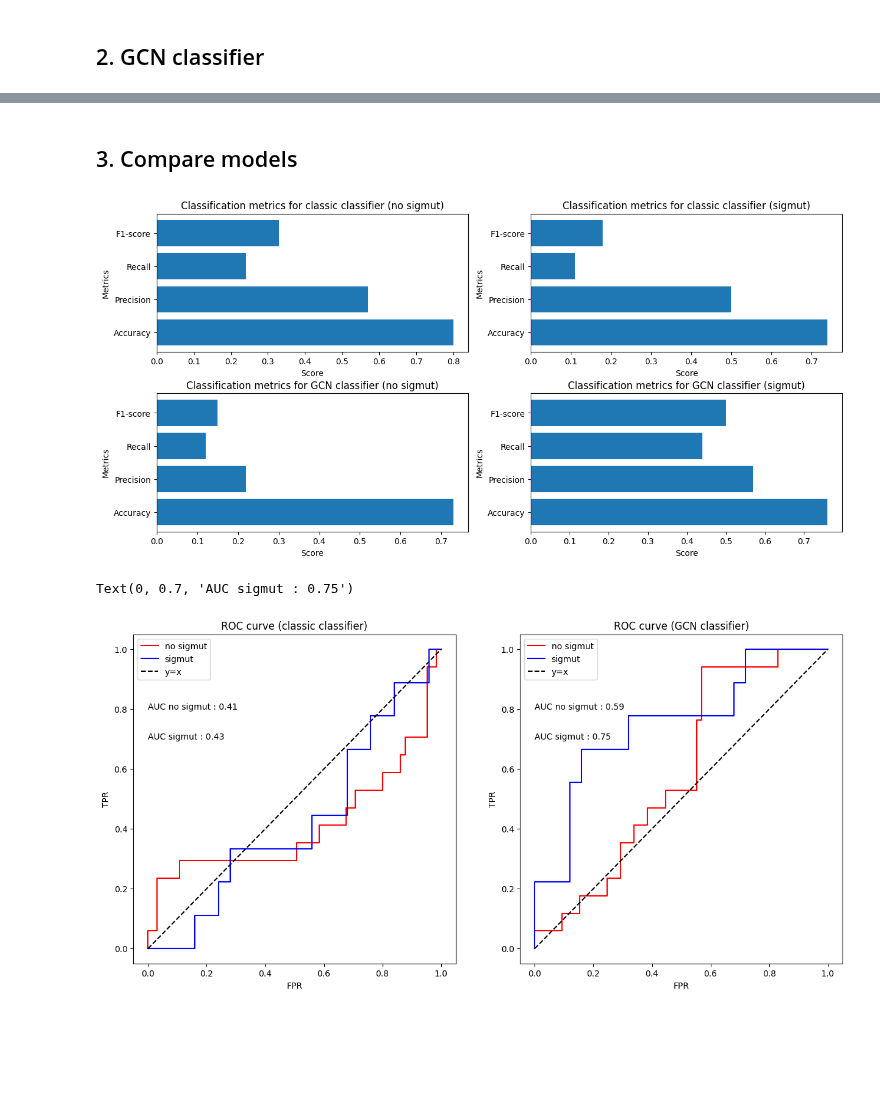
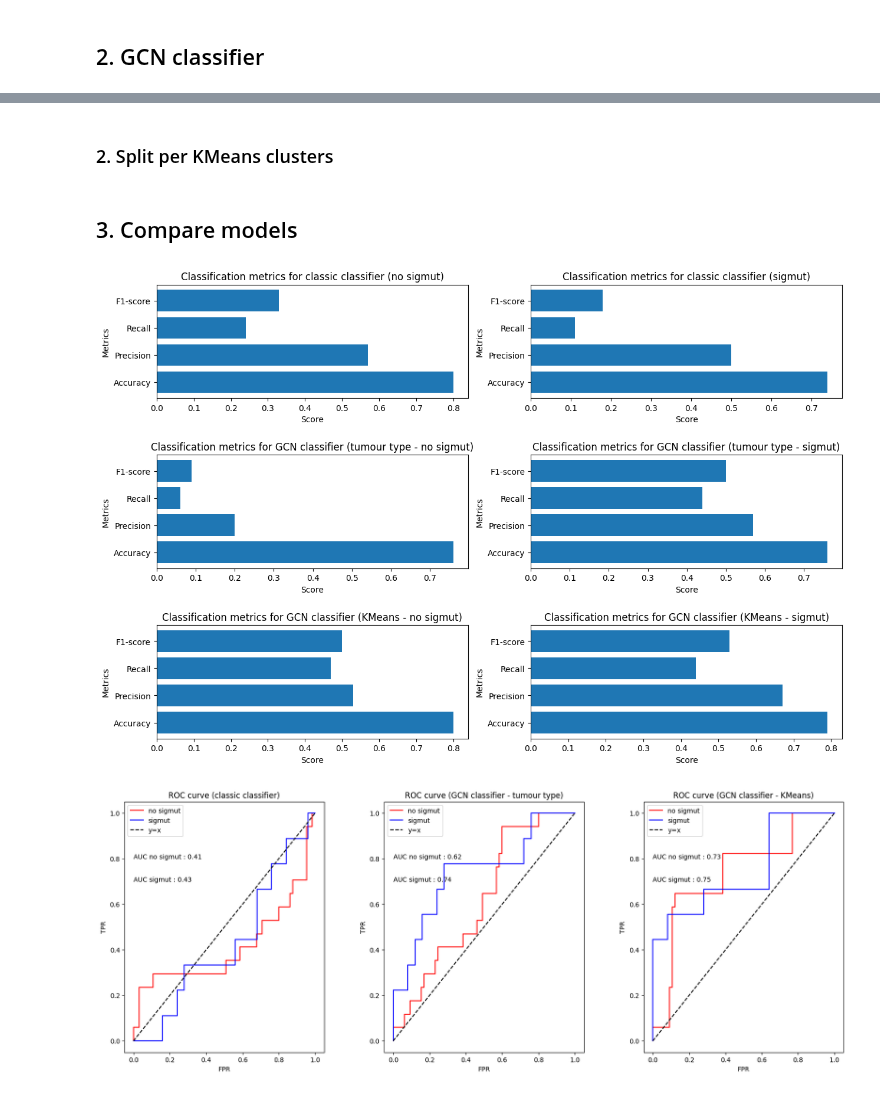
Before and after one commit to Arthur8754/mutational-signatures, a Jupyter notebook: predict-response.ipynb, the cells around one changed output, grey strips where cells are left out. Drawn from its saved outputs; the diff is of its cells as text; code cells hidden in the pictures; blank space fills up the shorter version.

Commit message:
Add KMeans predict response

```diff
--- a/predict-response.ipynb
+++ b/predict-response.ipynb
@@ -100,3 +102,23 @@ test_scores_gcn_sigmut, test_classes_gcn_sigmut = gcn_manager_sigmut.leave_one_o
+# %% [markdown]
+### 2. Split per KMeans clusters
+# %%
+# Instanciate GCN classifier
+gcn_clf_no_sigmut_kmeans = GCNClassifier(len(features_name_no_sigmut))
+gcn_clf_sigmut_kmeans = GCNClassifier(len(features_name_sigmut))
+
+# Instanciate the GCN train-test manager
+gcn_manager_no_sigmut_kmeans = GCNClassifierTrainTestManager(gcn_clf_no_sigmut_kmeans)
+gcn_manager_sigmut_kmeans = GCNClassifierTrainTestManager(gcn_clf_sigmut_kmeans)
+# %%
+# Group labels for connecting patients (kmeans clusters)
+group_no_sigmut_kmeans = KMeans(n_clusters=10).fit(X_no_sigmut).labels_
+group_sigmut_kmeans = KMeans(n_clusters=10).fit(X_sigmut).labels_
+
+## No sigmut
+test_scores_gcn_no_sigmut_kmeans, test_classes_gcn_no_sigmut_kmeans = gcn_manager_no_sigmut_kmeans.leave_one_out_cross_validation(X_no_sigmut, y_no_sigmut, group_no_sigmut_kmeans, 50)
+
+## Sigmut
+test_scores_gcn_sigmut_kmeans, test_classes_gcn_sigmut_kmeans = gcn_manager_sigmut_kmeans.leave_one_out_cross_validation(X_sigmut, y_sigmut, group_sigmut_kmeans, 50)
 # %% [markdown]
 ## 3. Compare models
 # %%
@@ -122,31 +154,41 @@ auc_gcn_sigmut = ClassificationMetrics.compute_auc(y_sigmut, test_scores_gcn_sig
 # %%
-fig, ax = plt.subplots(2,2,figsize=(15,7))
+fig, ax = plt.subplots(3,2,figsize=(15,10))
 
 ax[0,0].barh(["Accuracy","Precision","Recall","F1-score"],[acc_classic_no_sigmut, pre_classic_no_sigmut, rec_classic_no_sigmut, f1_classic_no_sigmut])
 ax[0,0].set_xlabel("Score")
 ax[0,0].set_ylabel("Metrics")
 ax[0,0].set_title("Classification metrics for classic classifier (no sigmut)")
 
 ax[0,1].barh(["Accuracy","Precision","Recall","F1-score"],[acc_classic_sigmut, pre_classic_sigmut, rec_classic_sigmut, f1_classic_sigmut])
 ax[0,1].set_xlabel("Score")
 ax[0,1].set_ylabel("Metrics")
 ax[0,1].set_title("Classification metrics for classic classifier (sigmut)")
 
-ax[1,0].barh(["Accuracy","Precision","Recall","F1-score"],[acc_gcn_no_sigmut, pre_gcn_no_sigmut, rec_gcn_no_sigmut, f1_gcn_no_sigmut])
+ax[1,0].barh(["Accuracy","Precision","Recall","F1-score"],[acc_gcn_no_sigmut_tumour_type, pre_gcn_no_sigmut_tumour_type, rec_gcn_no_sigmut_tumour_type, f1_gcn_no_sigmut_tumour_type])
 ax[1,0].set_xlabel("Score")
 ax[1,0].set_ylabel("Metrics")
-ax[1,0].set_title("Classification metrics for GCN classifier (no sigmut)")
+ax[1,0].set_title("Classification metrics for GCN classifier (tumour type - no sigmut)")
 
-ax[1,1].barh(["Accuracy","Precision","Recall","F1-score"],[acc_gcn_sigmut, pre_gcn_sigmut, rec_gcn_sigmut, f1_gcn_sigmut])
+ax[1,1].barh(["Accuracy","Precision","Recall","F1-score"],[acc_gcn_sigmut_tumour_type, pre_gcn_sigmut_tumour_type, rec_gcn_sigmut_tumour_type, f1_gcn_sigmut_tumour_type])
 ax[1,1].set_xlabel("Score")
 ax[1,1].set_ylabel("Metrics")
-ax[1,1].set_title("Classification metrics for GCN classifier (sigmut)")
+ax[1,1].set_title("Classification metrics for GCN classifier (tumour type - sigmut)")
 
-plt.subplots_adjust(hspace=0.3)
+ax[2,0].barh(["Accuracy","Precision","Recall","F1-score"],[acc_gcn_no_sigmut_kmeans, pre_gcn_no_sigmut_kmeans, rec_gcn_no_sigmut_kmeans, f1_gcn_no_sigmut_kmeans])
+ax[2,0].set_xlabel("Score")
+ax[2,0].set_ylabel("Metrics")
+ax[2,0].set_title("Classification metrics for GCN classifier (KMeans - no sigmut)")
+
+ax[2,1].barh(["Accuracy","Precision","Recall","F1-score"],[acc_gcn_sigmut_kmeans, pre_gcn_sigmut_kmeans, rec_gcn_sigmut_kmeans, f1_gcn_sigmut_kmeans])
+ax[2,1].set_xlabel("Score")
+ax[2,1].set_ylabel("Metrics")
+ax[2,1].set_title("Classification metrics for GCN classifier (KMeans - sigmut)")
+
+plt.subplots_adjust(hspace=0.5)
 # %% [output]
-[figure, old version]
+[figure, new version]
 # %%
-fig, ax = plt.subplots(1,2,figsize=(15,7))
+fig, ax = plt.subplots(1,3,figsize=(20,7))
 x = np.linspace(0,1,100)
 
 # Classic classifier :
@@ -160,16 +202,28 @@ ax[0].legend()
 ax[0].text(0,0.8,f"AUC no sigmut : {auc_classic_no_sigmut}")
 ax[0].text(0,0.7,f"AUC sigmut : {auc_classic_sigmut}")
 
-# GCN classifier :
-ax[1].plot(fpr_gcn_no_sigmut, tpr_gcn_no_sigmut, color='red',label='no sigmut')
-ax[1].plot(fpr_gcn_sigmut, tpr_gcn_sigmut, color='blue',label='sigmut')
+# GCN classifier - tumour type :
+ax[1].plot(fpr_gcn_no_sigmut_tumour_type, tpr_gcn_no_sigmut_tumour_type, color='red',label='no sigmut')
+ax[1].plot(fpr_gcn_sigmut_tumour_type, tpr_gcn_sigmut_tumour_type, color='blue',label='sigmut')
 ax[1].plot(x,x,linestyle='--',color='black',label='y=x')
 ax[1].set_xlabel('FPR')
 ax[1].set_ylabel('TPR')
-ax[1].set_title('ROC curve (GCN classifier)')
+ax[1].set_title('ROC curve (GCN classifier - tumour type)')
 ax[1].legend()
-ax[1].text(0,0.8,f"AUC no sigmut : {auc_gcn_no_sigmut}")
-ax[1].text(0,0.7,f"AUC sigmut : {auc_gcn_sigmut}")
+ax[1].text(0,0.8,f"AUC no sigmut : {auc_gcn_no_sigmut_tumour_type}")
+ax[1].text(0,0.7,f"AUC sigmut : {auc_gcn_sigmut_tumour_type}")
+
+# GCN classifier - KMeans :
+ax[2].plot(fpr_gcn_no_sigmut_kmeans, tpr_gcn_no_sigmut_kmeans, color='red',label='no sigmut')
+ax[2].plot(fpr_gcn_sigmut_kmeans, tpr_gcn_sigmut_kmeans, color='blue',label='sigmut')
+ax[2].plot(x,x,linestyle='--',color='black',label='y=x')
+ax[2].set_xlabel('FPR')
+ax[2].set_ylabel('TPR')
+ax[2].set_title('ROC curve (GCN classifier - KMeans)')
+ax[2].legend()
+ax[2].text(0,0.8,f"AUC no sigmut : {auc_gcn_no_sigmut_kmeans}")
+ax[2].text(0,0.7,f"AUC sigmut : {auc_gcn_sigmut_kmeans}")
+
+plt.subplots_adjust(wspace=0.3)
 # %% [output]
-Text(0, 0.7, 'AUC sigmut : 0.75')
-[figure, old version]
+[figure, new version]
```
Also changed, not shown: parts of 7 cells of this notebook.
